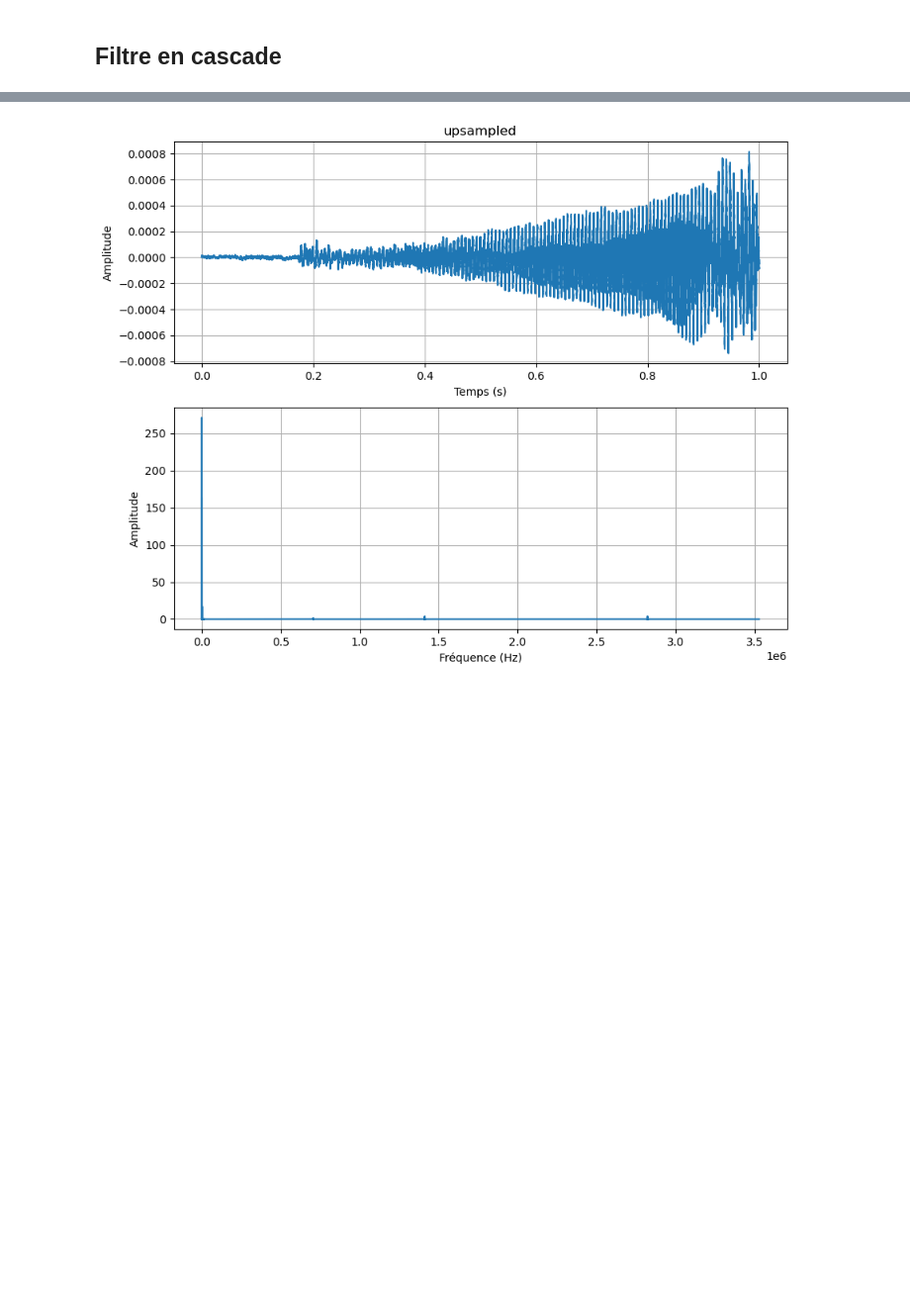
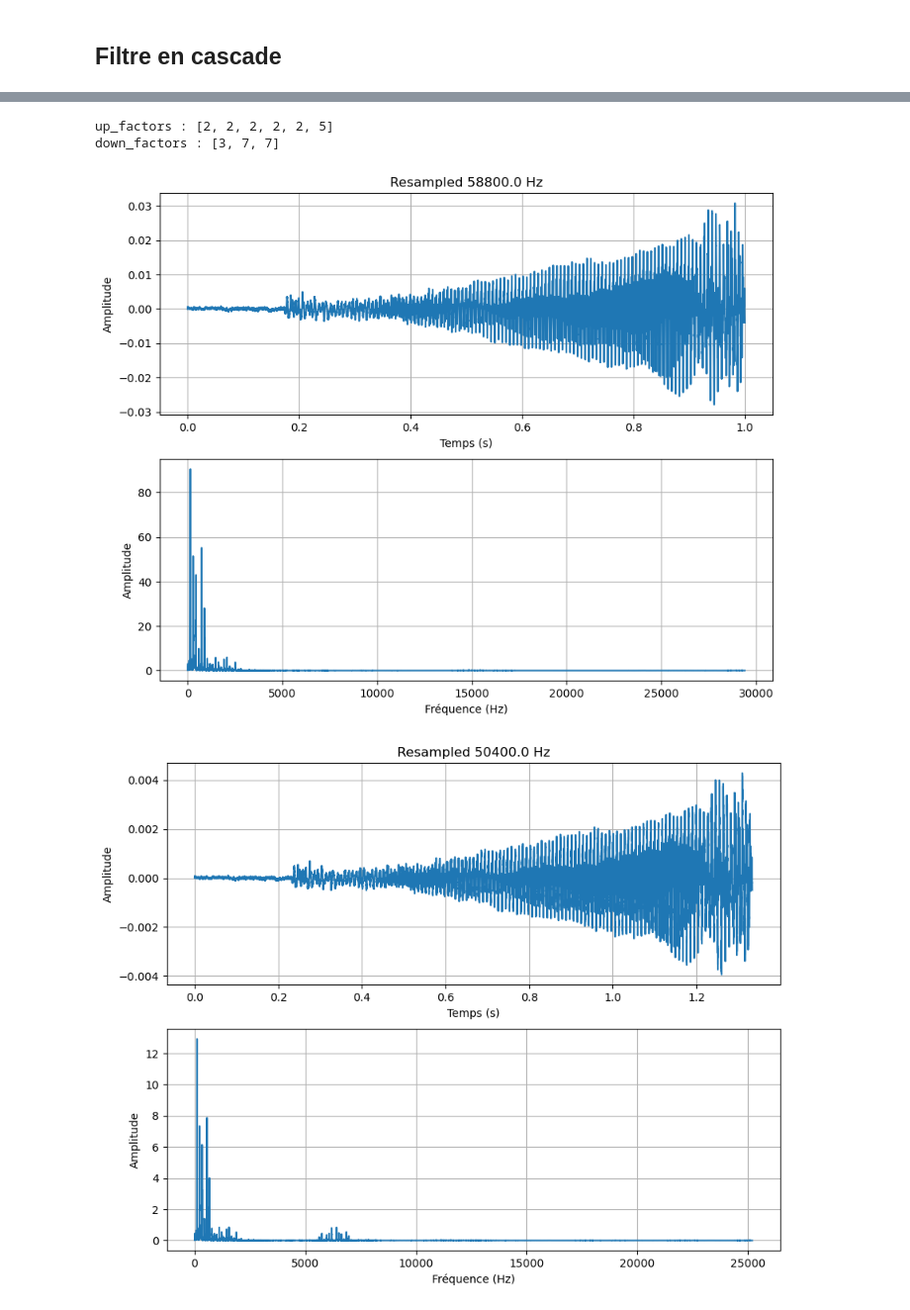
Before and after one commit to tutur90/Modelisation-Chaine-Traitement-Numerique, a Jupyter notebook: TP2.ipynb, the cells around one changed output, grey strips where cells are left out. Shown at 99% size. Saved outputs shown, nothing was run; the diff lists cells and outputs as text; code cells hidden in the pictures; blank space fills up the shorter version.

```diff
--- a/TP2.ipynb
+++ b/TP2.ipynb
@@ -62,8 +91,5 @@ Le plus grand commun diviseur de 44100 et 48000 est : 300
 # %%
-factor = np.gcd(fs_in, fs_out)
 
-up_factor = fs_out // factor
-down_factor = fs_in // factor
 
 upsampled = UpSample(playback_44100, up_factor)
 
@@ -73,7 +99,7 @@ plot_signal(upsampled, fs_in*up_factor, "upsampled")
 
 
 cutoff = 1/down_factor
-taps = signal.firwin(numtaps=801, cutoff=cutoff)
+taps = signal.firwin(numtaps=101, cutoff=cutoff)
 
 filtred_upsampled = signal.lfilter(taps, 1.0, upsampled)
 
@@ -118,13 +144,13 @@ Text(0, 0.5, 'Amplitude')
 # %%
-def NaiveResample(signal, fs_in, fs_out):
+def NaiveResample(s, fs_in, fs_out, numtaps=101):
 
     gcd = np.gcd(fs_in, fs_out)
 
-    upsampled = UpSample(signal, fs_out // gcd)
+    upsampled = UpSample(s, fs_out // gcd)
 
     cutoff = 1/(fs_in // gcd)
 
-    taps = signal.firwin(numtaps=101, cutoff=cutoff)
+    taps = signal.firwin(numtaps=numtaps, cutoff=cutoff)
 
     filtred_upsampled = signal.lfilter(taps, 1.0, upsampled)
 
@@ -147,17 +189,22 @@ down_factor = fs_in // gcd
 up_factors = factorint(up_factor, multiple=True)
 down_factors = factorint(down_factor, multiple=True)
 
+print("up_factors :", up_factors)
+print("down_factors :", down_factors)
+
+factors = [(4, 3), (8, 7), (5, 7)]
+
+order = 21
+
 x = playback_44100
 
-for factor in up_factors:
+points_per_hz = len(x) / fs_in
 
-    x = UpSample(x, factor)
-    cutoff = 1 / (2 * factor)
-    taps = signal.firwin(numtaps=11, cutoff=cutoff, fs=fs_in * up_factor)
-    x = signal.lfilter(taps, 1.0, x)
+for factor in factors:
 
 
-
+    x = NaiveResample(x, fs_in, fs_in * factor[0] // factor[1], numtaps=order)
+    plot_signal(x, fs_in * factor[0] // factor[1], f"Resampled {fs_in * factor[0] // factor[1]/points_per_hz} Hz")
 
 plot_signal(x, fs_in*up_factor, "upsampled")
 
@@ -175,31 +222,34 @@ plot_signal(x, fs_in*up_factor, "upsampled")
 # resampled = DownSample(filtred_upsampled, down_factor)
 
 # plot_signal(resampled, fs_out, "resampled")
 
 # plt.figure(figsize=(15*2, 5*2))
 
 # plt.subplot(2, 2, 1)
 # plt.plot(rfftfreq(len(upsampled), 1/fs_in/up_factor), np.abs(rfft(upsampled)))
 # plt.title("Upsampled")
 # plt.xlabel("Fréquence (Hz)")
 # plt.ylabel("Amplitude")
 
 # plt.subplot(2, 2, 2)
 # plt.plot(rfftfreq(len(filtred_upsampled), 1/fs_in/up_factor), np.abs(rfft(filtred_upsampled)))
 # plt.title("Filtred upsampled")
 # plt.xlabel("Fréquence (Hz)")
 # plt.ylabel("Amplitude")
 
 # plt.subplot(2, 2, 3)
 # plt.plot(rfftfreq(len(resampled), 1/fs_out), np.abs(rfft(resampled)))
 # plt.title("Resampled")
 # plt.xlabel("Fréquence (Hz)")
 # plt.ylabel("Amplitude")
 
 # plt.subplot(2, 2, 4)
 # plt.plot(rfftfreq(len(playback_44100), 1/fs_in), np.abs(rfft(playback_44100)))
 # plt.title("Original")
 # plt.xlabel("Fréquence (Hz)")
 # plt.ylabel("Amplitude")
 # %% [output]
+up_factors : [2, 2, 2, 2, 2, 5]
+down_factors : [3, 7, 7]
-[figure, old version]
+[figure, new version]
+[figure, added]
```
Also changed, not shown: parts of 5 cells of this notebook.
